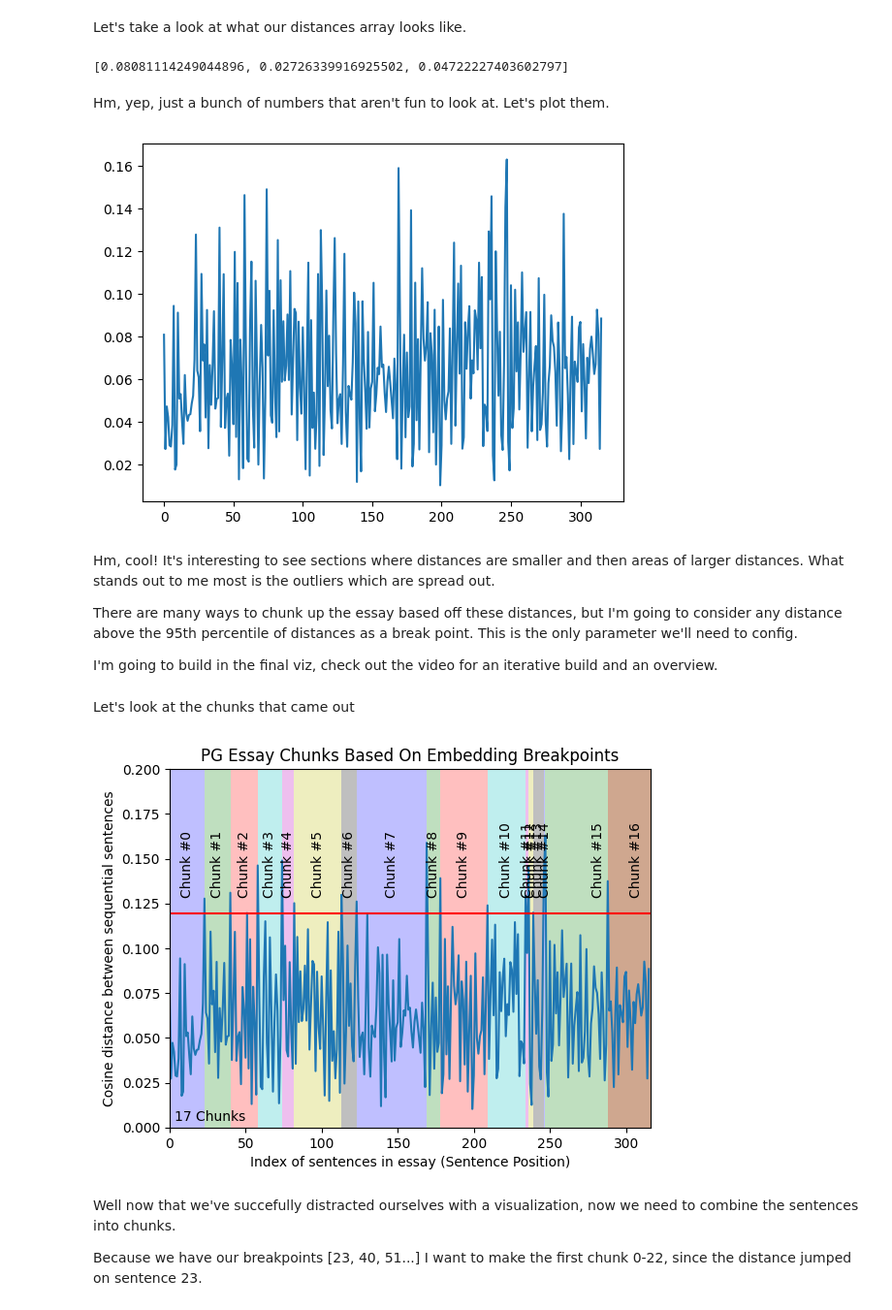
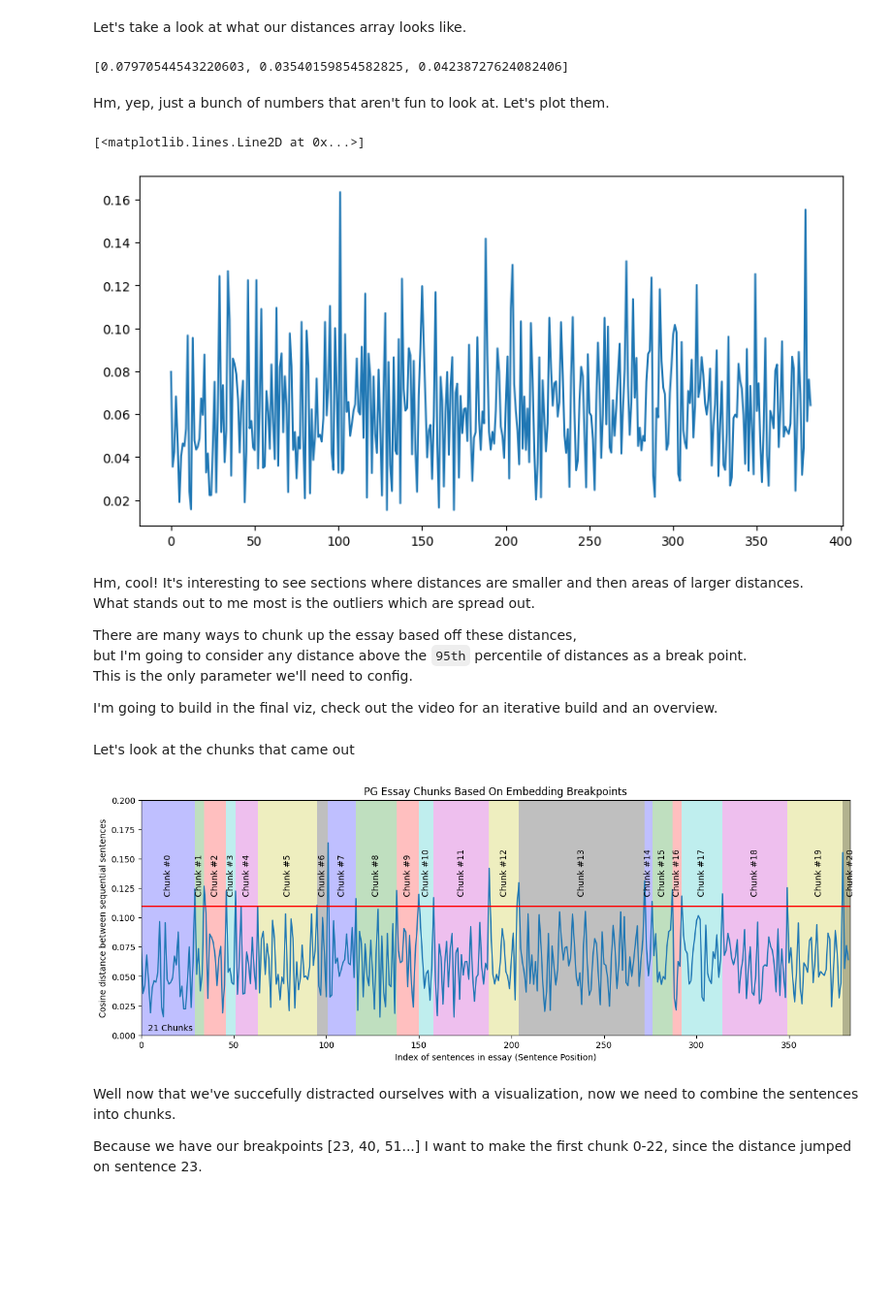
Before and after one commit to xLuSean/langchain-study, a Jupyter notebook: langchain_docs/text_splitter/Semantic_Chunking/5_Levels_Of_Text_Splitting.ipynb, the cells around one changed output. Shown at 97% size. Drawn from its saved outputs; the diff is of its cells as text; code cells hidden in the pictures; blank space fills up the shorter version.

Commit message:
updated semantic_chunking

```diff
--- a/langchain_docs/text_splitter/Semantic_Chunking/5_Levels_Of_Text_Splitting.ipynb
+++ b/langchain_docs/text_splitter/Semantic_Chunking/5_Levels_Of_Text_Splitting.ipynb
@@ -635,7 +635,8 @@ First, let's load up our essay that we'll run through. I'm just doing a single e
 We'll be using Paul Graham's [MIT essay](https://paulgraham.com/mit.html)
 # %%
 # with open('../../data/PGEssays/mit.txt') as file:
-with open('../../../text_files/paul_graham_essays.txt') as file:
+# with open('../../../text_files/paul_graham_essays.txt') as file:
+with open('../../../text_files/paul_graham_mit_essays.txt') as file:
     essay = file.read()
 # %% [markdown]
 Then I want to split the entire essay into 1-sentence chunks. I'm going to split on "." "?" and "!". There are better ways to do this but this is quick and easy for now.
@@ -769,19 +771,27 @@ Let's take a look at what our distances array looks like.
 # %%
 distances[:3]
 # %% [output]
-[0.08081114249044896, 0.02726339916925502, 0.04722227403602797]
+[0.07970544543220603, 0.03540159854582825, 0.04238727624082406]
 # %% [markdown]
 Hm, yep, just a bunch of numbers that aren't fun to look at. Let's plot them.
 # %%
 import matplotlib.pyplot as plt
 
-plt.plot(distances);
+# plt.plot(distances)
+fig, ax = plt.subplots(figsize=(10, 5))  # 设置宽度为10英寸，高度为5英寸
+
+# 绘制数据
+ax.plot(distances)
 # %% [output]
+[<matplotlib.lines.Line2D at 0x...>]
-[figure, old version]
+[figure, new version]
 # %% [markdown]
-Hm, cool! It's interesting to see sections where distances are smaller and then areas of larger distances. What stands out to me most is the outliers which are spread out.
+Hm, cool! It's interesting to see sections where distances are smaller and then areas of larger distances.
+What stands out to me most is the outliers which are spread out.
 
-There are many ways to chunk up the essay based off these distances, but I'm going to consider any distance above the 95th percentile of distances as a break point. This is the only parameter we'll need to config.
+There are many ways to chunk up the essay based off these distances,
+but I'm going to consider any distance above the `95th` percentile of distances as a break point.
+This is the only parameter we'll need to config.
 
 I'm going to build in the final viz, check out the video for an iterative build and an overview.
 # %% [markdown]
@@ -789,7 +799,9 @@ Let's look at the chunks that came out
 # %%
 import numpy as np
 
-plt.plot(distances);
+fig, ax = plt.subplots(figsize=(15, 5))  # 设置宽度为10英寸，高度为5英寸
+ax.plot(distances)
+# plt.plot(distances)
 
 y_upper_bound = .2
 plt.ylim(0, y_upper_bound)
@@ -799,11 +811,11 @@ plt.xlim(0, len(distances))
 # We'll use numpy .percentile() for this
 breakpoint_percentile_threshold = 95
 breakpoint_distance_threshold = np.percentile(distances, breakpoint_percentile_threshold) # If you want more chunks, lower the percentile cutoff
-plt.axhline(y=breakpoint_distance_threshold, color='r', linestyle='-');
+plt.axhline(y=breakpoint_distance_threshold, color='r', linestyle='-')
 
 # Then we'll see how many distances are actually above this one
 num_distances_above_theshold = len([x for x in distances if x > breakpoint_distance_threshold]) # The amount of distances above your threshold
-plt.text(x=(len(distances)*.01), y=y_upper_bound/50, s=f"{num_distances_above_theshold + 1} Chunks");
+plt.text(x=(len(distances)*.01), y=y_upper_bound/50, s=f"{num_distances_above_theshold + 1} Chunks")
 
 # Then we'll get the index of the distances that are above the threshold. This will tell us where we should split our text
 indices_above_thresh = [i for i, x in enumerate(distances) if x > breakpoint_distance_threshold] # The indices of those breakpoints on your list
@@ -835,7 +847,7 @@ plt.xlabel("Index of sentences in essay (Sentence Position)")
 plt.ylabel("Cosine distance between sequential sentences")
 plt.show()
 # %% [output]
-[figure, old version]
+[figure, new version]
 # %% [markdown]
 Well now that we've succefully distracted ourselves with a visualization, now we need to combine the sentences into chunks.
 
```
Also changed, not shown: parts of 21 cells of this notebook, 3 other files.
